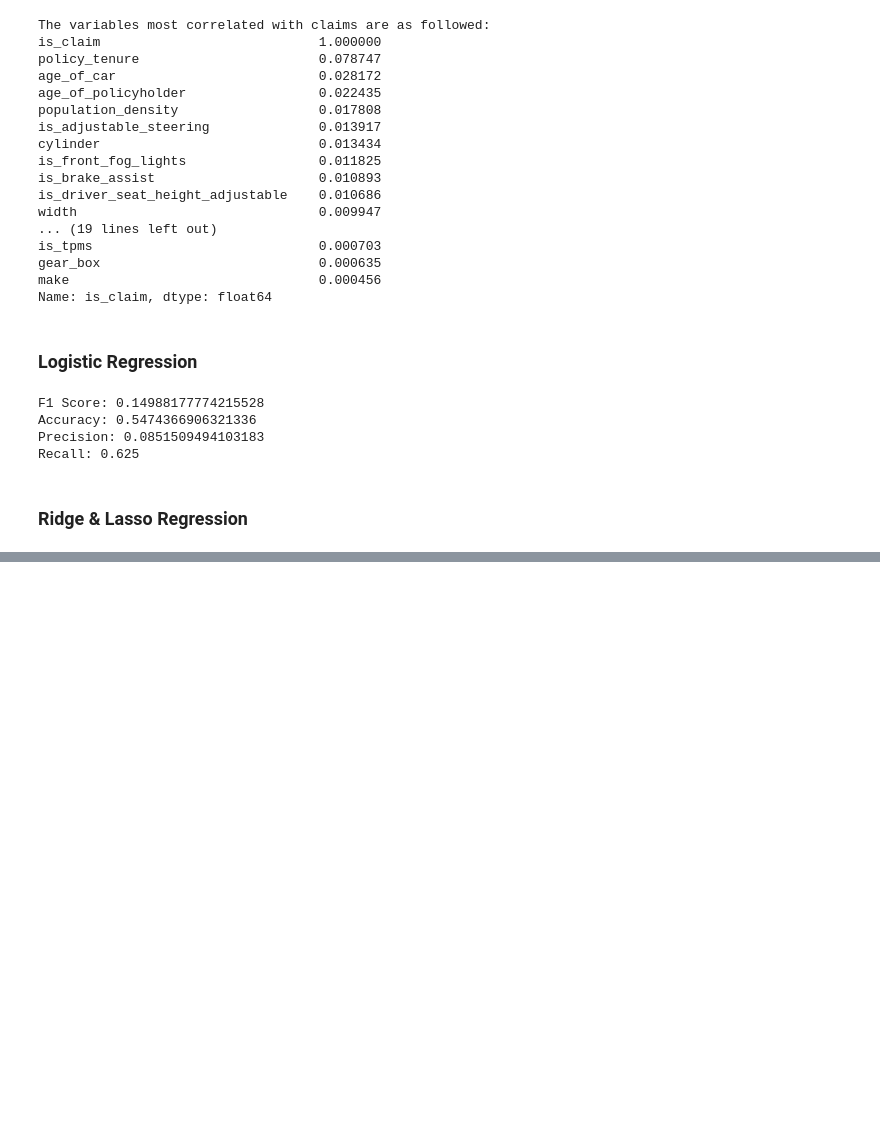
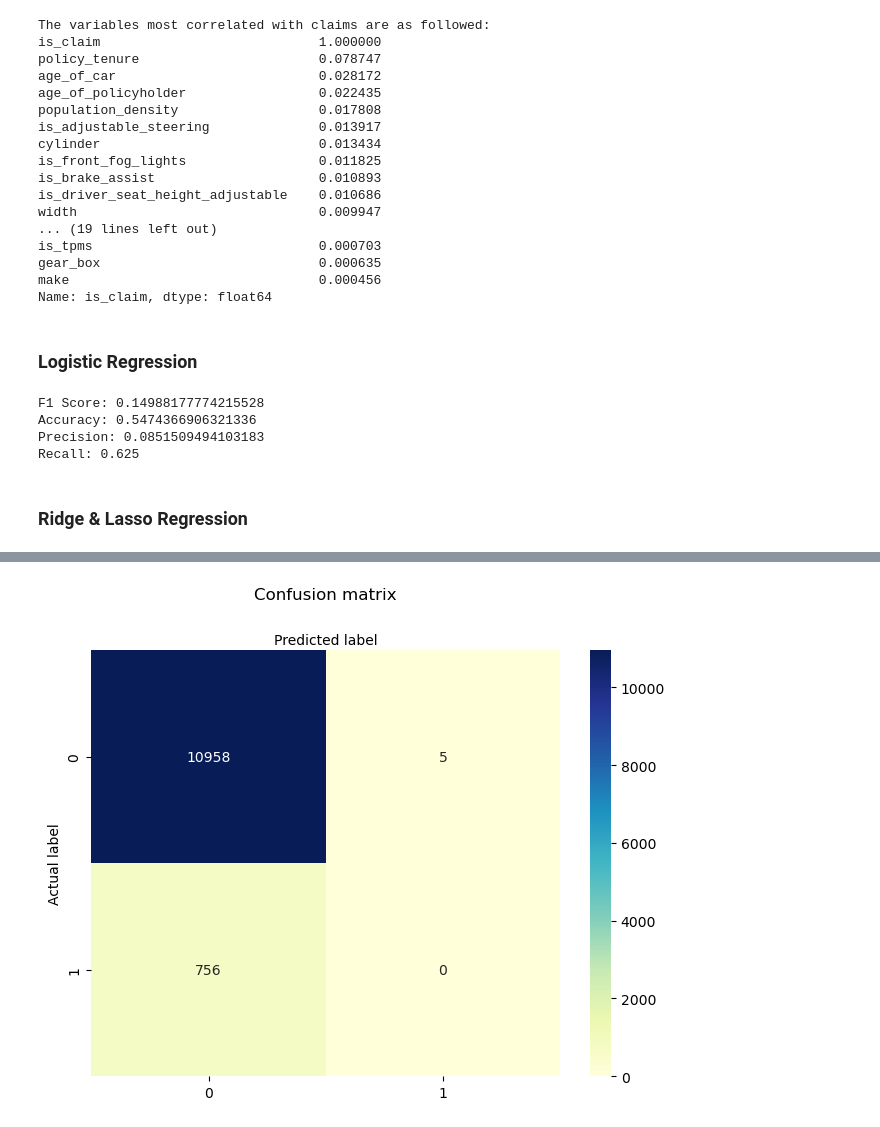
Before and after one commit to annaziegert/insurance_claim_prediciton_nova, a Jupyter notebook: data/ProfileReport.ipynb, the cells around one changed output, grey strips where cells are left out. Drawn from its saved outputs; the diff is of its cells as text; code cells hidden in the pictures; blank space fills up the shorter version.

```diff
--- a/data/ProfileReport.ipynb
+++ b/data/ProfileReport.ipynb
@@ -224,0 +311,6 @@ Polynomial Lasso Regression MSE:  0.05974351176683681
+# %%
+columns = ['is_esc', 'is_adjustable_steering', 'is_tpms', 'is_parking_sensors', 'is_parking_camera','is_front_fog_lights','is_rear_window_wiper','is_rear_window_washer','is_rear_window_defogger','is_brake_assist','is_power_door_locks','is_central_locking','is_power_steering','is_driver_seat_height_adjustable','is_day_night_rear_view_mirror','is_ecw','is_speed_alert']
+for col in columns:
+    data[col] = data[col].map({'Yes': 1, 'No': 0})
+
+data[['is_esc', 'is_adjustable_steering', 'is_tpms', 'is_parking_sensors', 'is_parking_camera','is_front_fog_lights','is_rear_window_wiper','is_rear_window_washer','is_rear_window_defogger','is_brake_assist','is_power_door_locks','is_central_locking','is_power_steering','is_driver_seat_height_adjustable','is_day_night_rear_view_mirror','is_ecw','is_speed_alert']]
@@ -224,0 +365,9 @@ Polynomial Lasso Regression MSE:  0.05974351176683681
+# %%
+# Define regular expression pattern to match only digits
+pattern = r'\d+'
+
+# Apply regular expression to 'cluster' column and save as new column
+data['area_cluster'] = data['area_cluster'].apply(lambda x: re.search(pattern, x).group())
+data['model'] = data['model'].apply(lambda x: re.search(pattern, x).group())
+
+data.head()
@@ -224,0 +402,4 @@ Polynomial Lasso Regression MSE:  0.05974351176683681
+# %%
+data.dropna(inplace=True)
+# data.drop(columns=['index', 'Unnamed: 0'], axis = 1,inplace=True)
+data.info()
@@ -224,0 +568,63 @@ Polynomial Lasso Regression MSE:  0.05974351176683681
+# %%
+# Decision Tree classification model
+
+from sklearn.tree import DecisionTreeClassifier
+from sklearn.model_selection import train_test_split
+from sklearn.metrics import accuracy_score
+from sklearn.metrics import recall_score
+import matplotlib.pyplot as plt
+import seaborn as sns
+from sklearn.metrics import confusion_matrix
+from sklearn.tree import plot_tree
+from sklearn.metrics import classification_report
+
+#split dataset in features and target variable
+
+X = data[['policy_tenure','age_of_car','age_of_policyholder','population_density','is_adjustable_steering']]# Features
+y = data.is_claim # Target variable
+features = X.columns
+
+# Split the dataset into training and testing subsets
+X_train, X_test, y_train, y_test = train_test_split(X, y, test_size=0.2, random_state=42)
+
+# Train a decision tree classifier
+clf = DecisionTreeClassifier(max_depth=6, random_state = 42)
+clf.fit(X_train, y_train)
+
+# Make predictions on the testing data
+y_pred = clf.predict(X_test)
+
+# Evaluate the accuracy of the model
+accuracy = accuracy_score(y_test, y_pred)
+print("Accuracy:", accuracy)
+
+# Evaluate the recall of the model
+recall = recall_score(y_test, y_pred, average='macro')
+print("Recall:", recall)
+
+# Calculate the confusion matrix of the model
+cm = confusion_matrix(y_test, y_pred)
+
+class_names=[0,1] # name  of classes
+fig, ax = plt.subplots()
+tick_marks = np.arange(len(class_names))
+plt.xticks(tick_marks, class_names)
+plt.yticks(tick_marks, class_names)
+
+# create heatmap
+sns.heatmap(pd.DataFrame(cm), annot=True, cmap="YlGnBu" ,fmt='g')
+ax.xaxis.set_label_position("top")
+plt.tight_layout()
+plt.title('Confusion matrix', y=1.1)
+plt.ylabel('Actual label')
+plt.xlabel('Predicted label')
+
+# Visualize the decision tree
+plt.figure(figsize=(30, 20))
+plot_tree(clf, feature_names= features, class_names=['No_claim','Claimed'], filled=True)
+plt.show()
+
+# Print the evaluation matrix
+target_names = ['No_claim','Claimed']
+print(classification_report(y_test, y_pred, target_names=target_names))
+# %% [output]
@@ -224,0 +633 @@ Polynomial Lasso Regression MSE:  0.05974351176683681
+[figure, added]
```
Also changed, not shown: parts of 21 cells of this notebook, 1 other file.
